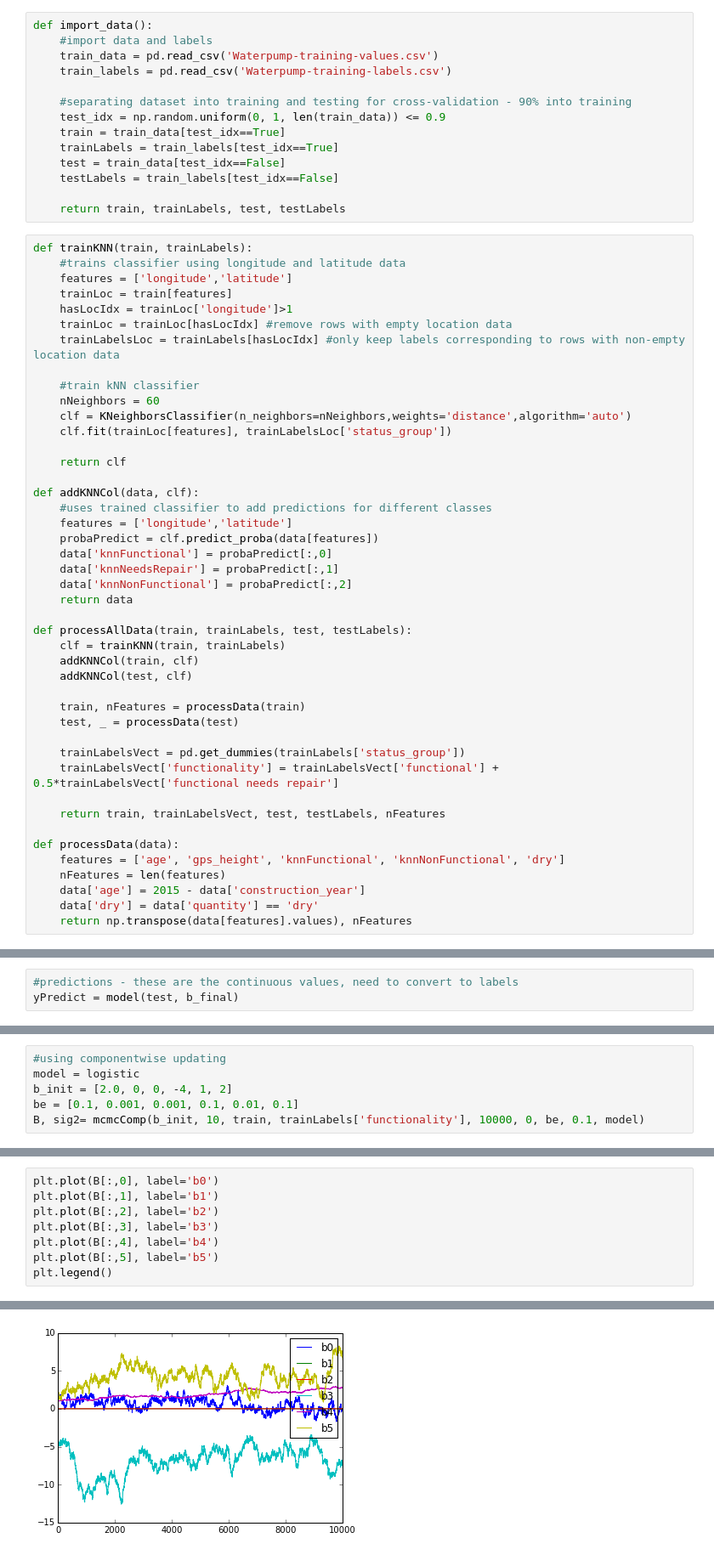
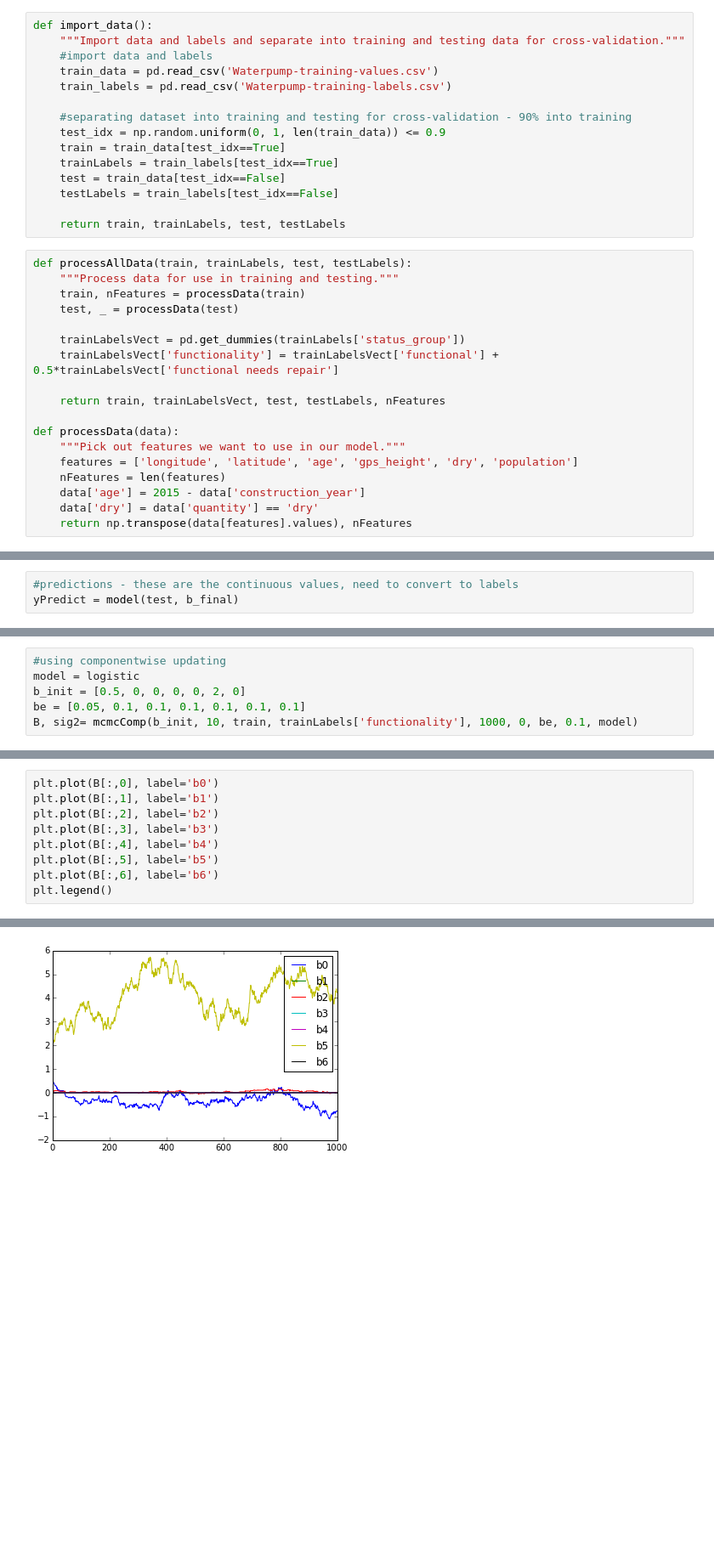
Before and after one commit to ghaslam/AM207, a Jupyter notebook: ModelSampler.ipynb, the cells around one changed output, grey strips where cells are left out. Shown: that part at 85% size. Saved outputs shown, nothing was run; the diff lists cells and outputs as text; blank space fills up the shorter version.

```diff
--- a/ModelSampler.ipynb
+++ b/ModelSampler.ipynb
@@ -91,5 +102,6 @@ def mcmcComp(b_init, sig2, x, y, N, burnin, be, sig2e, model):
 # %%
 def import_data():
+    """Import data and labels and separate into training and testing data for cross-validation."""
     #import data and labels
     train_data = pd.read_csv('Waterpump-training-values.csv')
     train_labels = pd.read_csv('Waterpump-training-labels.csv')
@@ -103,35 +115,8 @@ def import_data():
 
     return train, trainLabels, test, testLabels
 # %%
-def trainKNN(train, trainLabels):
-    #trains classifier using longitude and latitude data
-    features = ['longitude','latitude']
-    trainLoc = train[features]
-    hasLocIdx = trainLoc['longitude']>1
-    trainLoc = trainLoc[hasLocIdx] #remove rows with empty location data
-    trainLabelsLoc = trainLabels[hasLocIdx] #only keep labels corresponding to rows with non-empty location data
-
-    #train kNN classifier
-    nNeighbors = 60
-    clf = KNeighborsClassifier(n_neighbors=nNeighbors,weights='distance',algorithm='auto')
-    clf.fit(trainLoc[features], trainLabelsLoc['status_group'])
-
-    return clf
-
-def addKNNCol(data, clf):
-    #uses trained classifier to add predictions for different classes
-    features = ['longitude','latitude']
-    probaPredict = clf.predict_proba(data[features])
-    data['knnFunctional'] = probaPredict[:,0]
-    data['knnNeedsRepair'] = probaPredict[:,1]
-    data['knnNonFunctional'] = probaPredict[:,2]
-    return data
-
 def processAllData(train, trainLabels, test, testLabels):
-    clf = trainKNN(train, trainLabels)
-    addKNNCol(train, clf)
-    addKNNCol(test, clf)
-
+    """Process data for use in training and testing."""
     train, nFeatures = processData(train)
     test, _ = processData(test)
 
@@ -141,7 +126,8 @@ def processAllData(train, trainLabels, test, testLabels):
     return train, trainLabelsVect, test, testLabels, nFeatures
 
 def processData(data):
-    features = ['age', 'gps_height', 'knnFunctional', 'knnNonFunctional', 'dry']
+    """Pick out features we want to use in our model."""
+    features = ['longitude', 'latitude', 'age', 'gps_height', 'dry', 'population']
     nFeatures = len(features)
     data['age'] = 2015 - data['construction_year']
     data['dry'] = data['quantity'] == 'dry'
@@ -212,7 +210,7 @@ plt.hist(yPredict)
 # %%
 #using componentwise updating
 model = logistic
-b_init = [2.0, 0, 0, -4, 1, 2]
-be = [0.1, 0.001, 0.001, 0.1, 0.01, 0.1]
-B, sig2= mcmcComp(b_init, 10, train, trainLabels['functionality'], 10000, 0, be, 0.1, model)
+b_init = [0.5, 0, 0, 0, 0, 2, 0]
+be = [0.05, 0.1, 0.1, 0.1, 0.1, 0.1, 0.1]
+B, sig2= mcmcComp(b_init, 10, train, trainLabels['functionality'], 1000, 0, be, 0.1, model)
 # %% [output]
@@ -220,14 +220,15 @@ The acceptance rate is 0.769914285714.
 # %%
 plt.plot(B[:,0], label='b0')
 plt.plot(B[:,1], label='b1')
 plt.plot(B[:,2], label='b2')
 plt.plot(B[:,3], label='b3')
 plt.plot(B[:,4], label='b4')
 plt.plot(B[:,5], label='b5')
+plt.plot(B[:,6], label='b6')
 plt.legend()
 # %% [output]
 <matplotlib.legend.Legend at 0x...>
-[figure, old version]
+[figure, new version]
 # %%
 b_final = B[-1,:]
 #predictions - these are the continuous values, need to convert to labels
```
Also changed, not shown: parts of 20 cells of this notebook, 2 other files.
